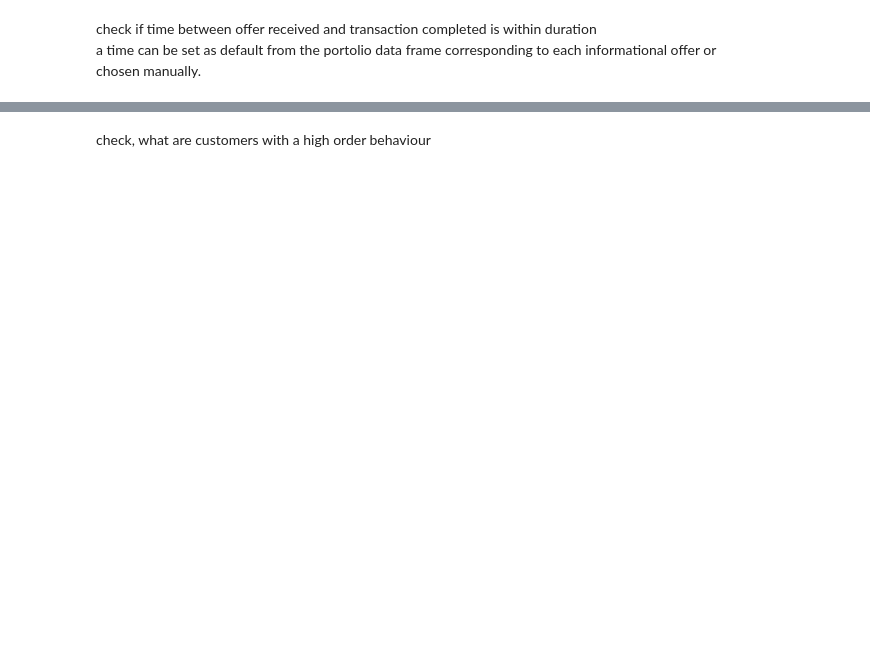
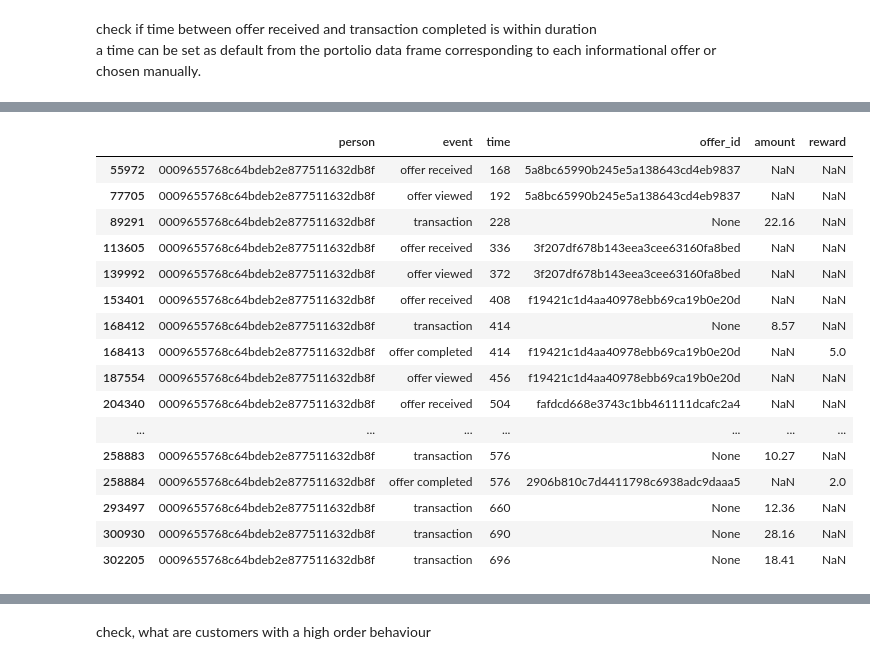
Before and after one commit to udacityML/capstone_starbucks, a Jupyter notebook: Starbucks_Capstone_preprocessing.ipynb, the cells around one changed output, grey strips where cells are left out. Cells and saved outputs as stored; diff of their text form; code cells hidden in the pictures; blank space fills up the shorter version.

```diff
--- a/Starbucks_Capstone_preprocessing.ipynb
+++ b/Starbucks_Capstone_preprocessing.ipynb
@@ -356,0 +521,20 @@ trans
+# %%
+transcript[transcript.person=='0009655768c64bdeb2e877511632db8f']
+# %% [output]
+|  | person | event | time | offer_id | amount | reward |
+| 55972 | 0009655768c64bdeb2e877511632db8f | offer received | 168 | 5a8bc65990b245e5a138643cd4eb9837 | NaN | NaN |
+| 77705 | 0009655768c64bdeb2e877511632db8f | offer viewed | 192 | 5a8bc65990b245e5a138643cd4eb9837 | NaN | NaN |
+| 89291 | 0009655768c64bdeb2e877511632db8f | transaction | 228 | None | 22.16 | NaN |
+| 113605 | 0009655768c64bdeb2e877511632db8f | offer received | 336 | 3f207df678b143eea3cee63160fa8bed | NaN | NaN |
+| 139992 | 0009655768c64bdeb2e877511632db8f | offer viewed | 372 | 3f207df678b143eea3cee63160fa8bed | NaN | NaN |
+| 153401 | 0009655768c64bdeb2e877511632db8f | offer received | 408 | f19421c1d4aa40978ebb69ca19b0e20d | NaN | NaN |
+| 168412 | 0009655768c64bdeb2e877511632db8f | transaction | 414 | None | 8.57 | NaN |
+| 168413 | 0009655768c64bdeb2e877511632db8f | offer completed | 414 | f19421c1d4aa40978ebb69ca19b0e20d | NaN | 5.0 |
+| 187554 | 0009655768c64bdeb2e877511632db8f | offer viewed | 456 | f19421c1d4aa40978ebb69ca19b0e20d | NaN | NaN |
+| 204340 | 0009655768c64bdeb2e877511632db8f | offer received | 504 | fafdcd668e3743c1bb461111dcafc2a4 | NaN | NaN |
+| ... | ... | ... | ... | ... | ... | ... |
+| 258883 | 0009655768c64bdeb2e877511632db8f | transaction | 576 | None | 10.27 | NaN |
+| 258884 | 0009655768c64bdeb2e877511632db8f | offer completed | 576 | 2906b810c7d4411798c6938adc9daaa5 | NaN | 2.0 |
+| 293497 | 0009655768c64bdeb2e877511632db8f | transaction | 660 | None | 12.36 | NaN |
+| 300930 | 0009655768c64bdeb2e877511632db8f | transaction | 690 | None | 28.16 | NaN |
+| 302205 | 0009655768c64bdeb2e877511632db8f | transaction | 696 | None | 18.41 | NaN |
```
Also changed, not shown: parts of 76 cells of this notebook.
